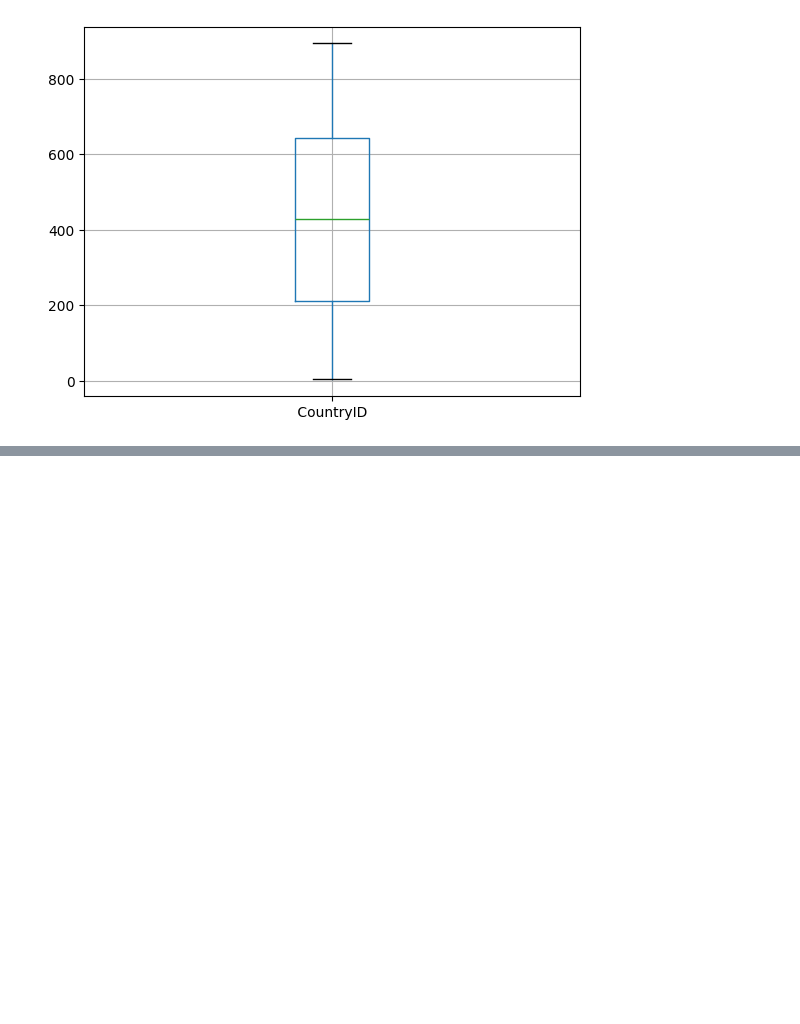
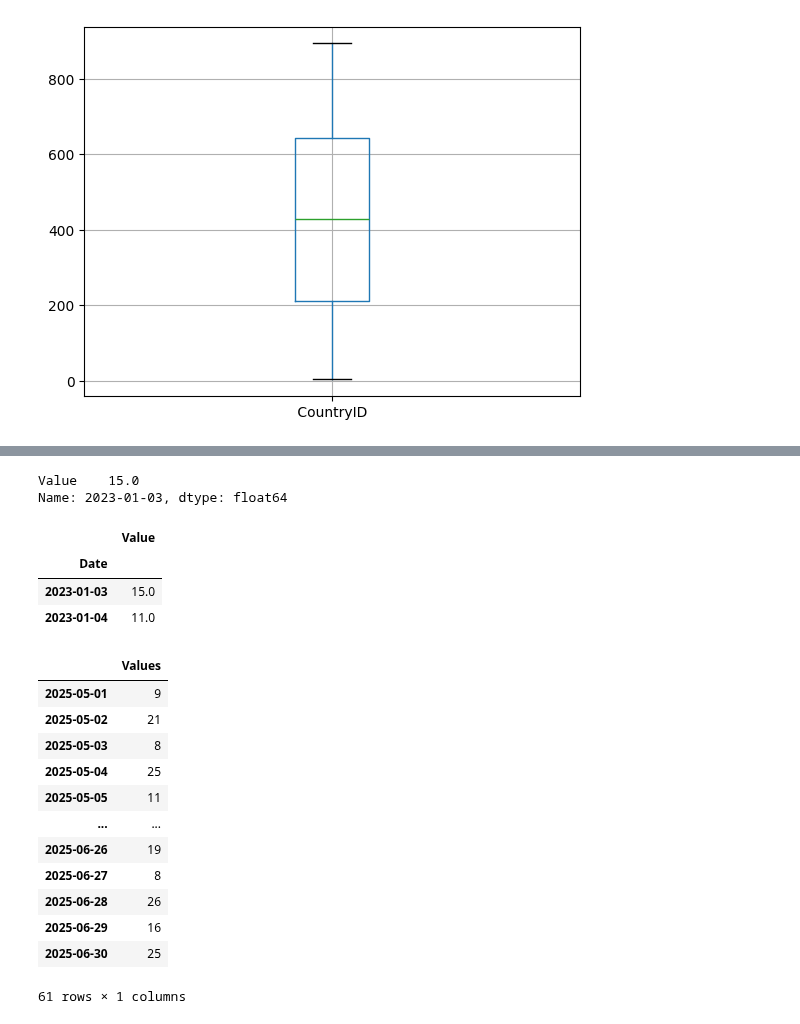
Before and after one commit to khoulaCode/machine-learning-code-orbit, a Jupyter notebook: from_sulaiman/data_maipulation_pandas.ipynb, the cells around one changed output, grey strips where cells are left out. Drawn from its saved outputs; the diff is of its cells as text; code cells hidden in the pictures; blank space fills up the shorter version.

```diff
--- a/from_sulaiman/data_maipulation_pandas.ipynb
+++ b/from_sulaiman/data_maipulation_pandas.ipynb
@@ -224,0 +410,31 @@ df_csv[[' CountryID ']].boxplot()
+# %%
+df_time_pivot.loc['2023-01-03']
+# %% [output]
+Value    15.0
+Name: 2023-01-03, dtype: float64
+# %%
+df_time_pivot.loc['2023-01-03':'2023-01-04']
+# %% [output]
+|  | Value |
+| Date |  |
+| 2023-01-03 | 15.0 |
+| 2023-01-04 | 11.0 |
+# %%
+dates = pd.date_range(start = '2025-05-01', periods=61, freq='D')
+values = np.random.randint(5, 30, size=61)
+df_time = pd.DataFrame({'Values' : values}, index = dates)
+df_time
+# %% [output]
+|  | Values |
+| 2025-05-01 | 9 |
+| 2025-05-02 | 21 |
+| 2025-05-03 | 8 |
+| 2025-05-04 | 25 |
+| 2025-05-05 | 11 |
+| ... | ... |
+| 2025-06-26 | 19 |
+| 2025-06-27 | 8 |
+| 2025-06-28 | 26 |
+| 2025-06-29 | 16 |
+| 2025-06-30 | 25 |
+61 rows × 1 columns
```
Also changed, not shown: parts of 25 cells of this notebook.
